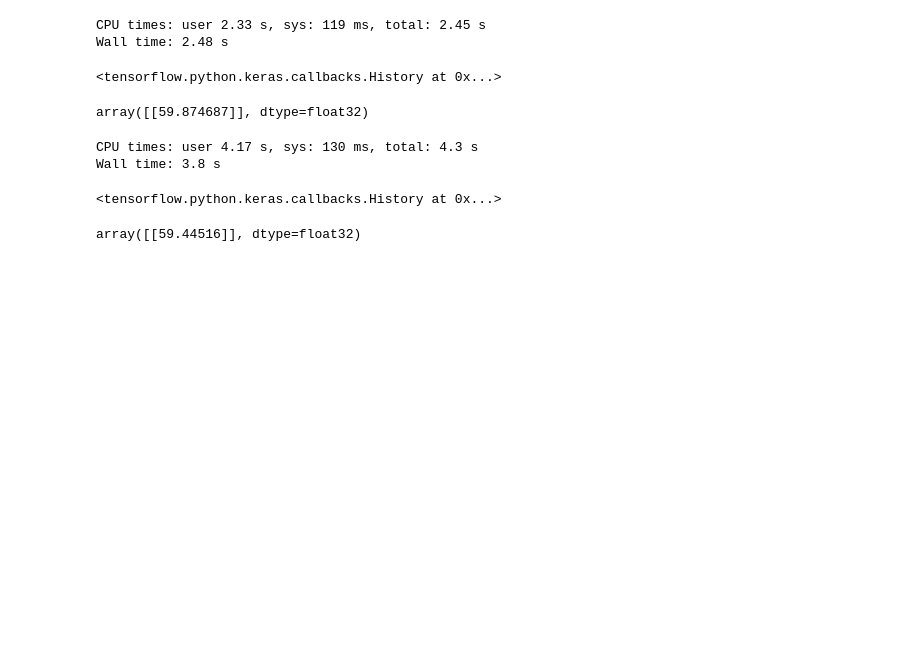
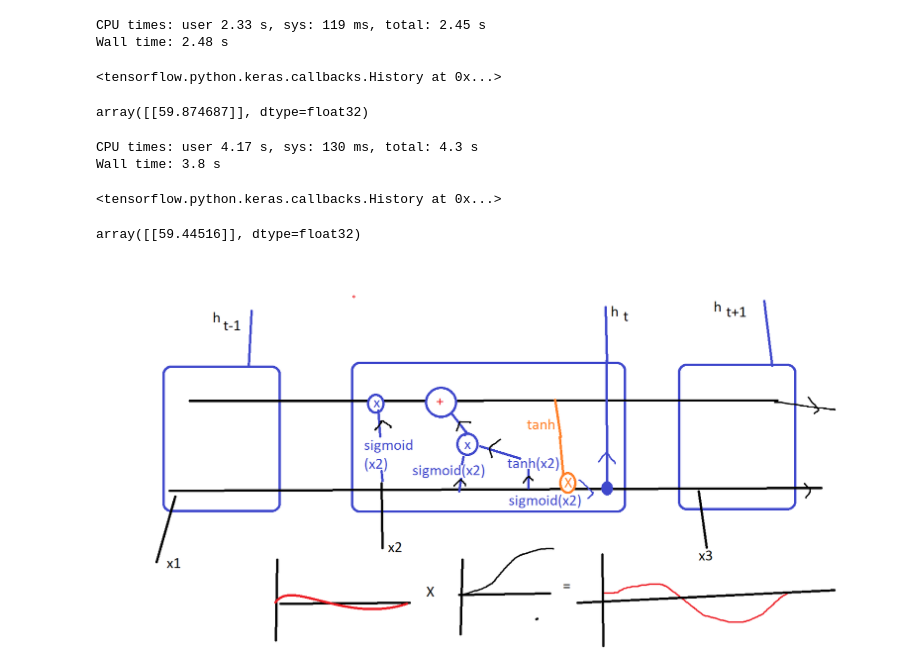
Before and after one commit to a-forty-two/TCS-tensorflow-290321, a Jupyter notebook: 03_RNN_LSTM_using_Keras_Functional_API.ipynb, the cells around one changed output. Drawn from its saved outputs; the diff is of its cells as text; code cells hidden in the pictures; blank space fills up the shorter version.

```diff
--- a/03_RNN_LSTM_using_Keras_Functional_API.ipynb
+++ b/03_RNN_LSTM_using_Keras_Functional_API.ipynb
@@ -138,3 +138,8 @@ predictions2 = stackedmodel.predict(testx)
 predictions2
 # %% [output]
 array([[59.44516]], dtype=float32)
+# %%
+x = cv2.imread('lstm.png')
+cv_imshow(x)
+# %% [output]
+[figure, added]
```
